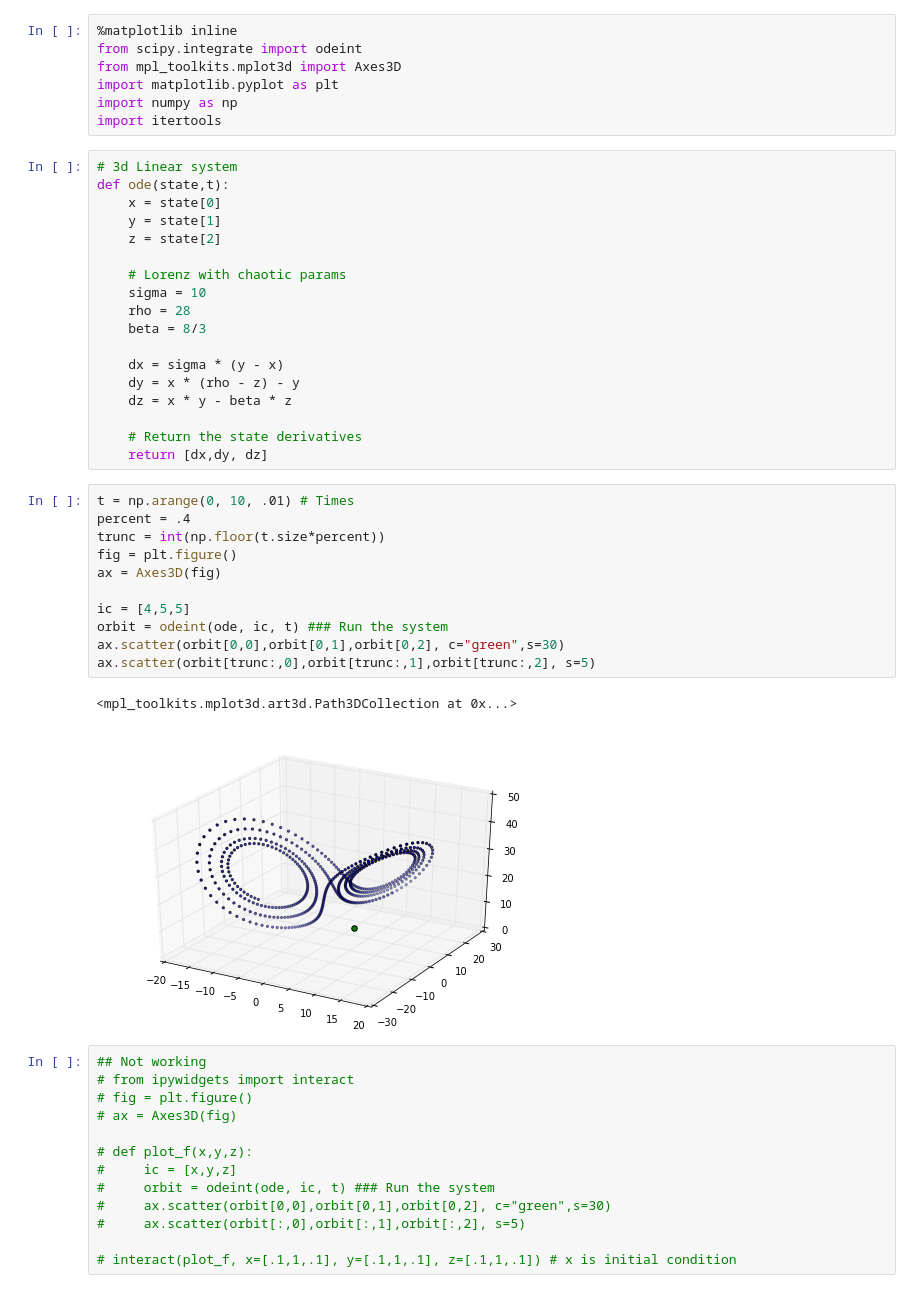
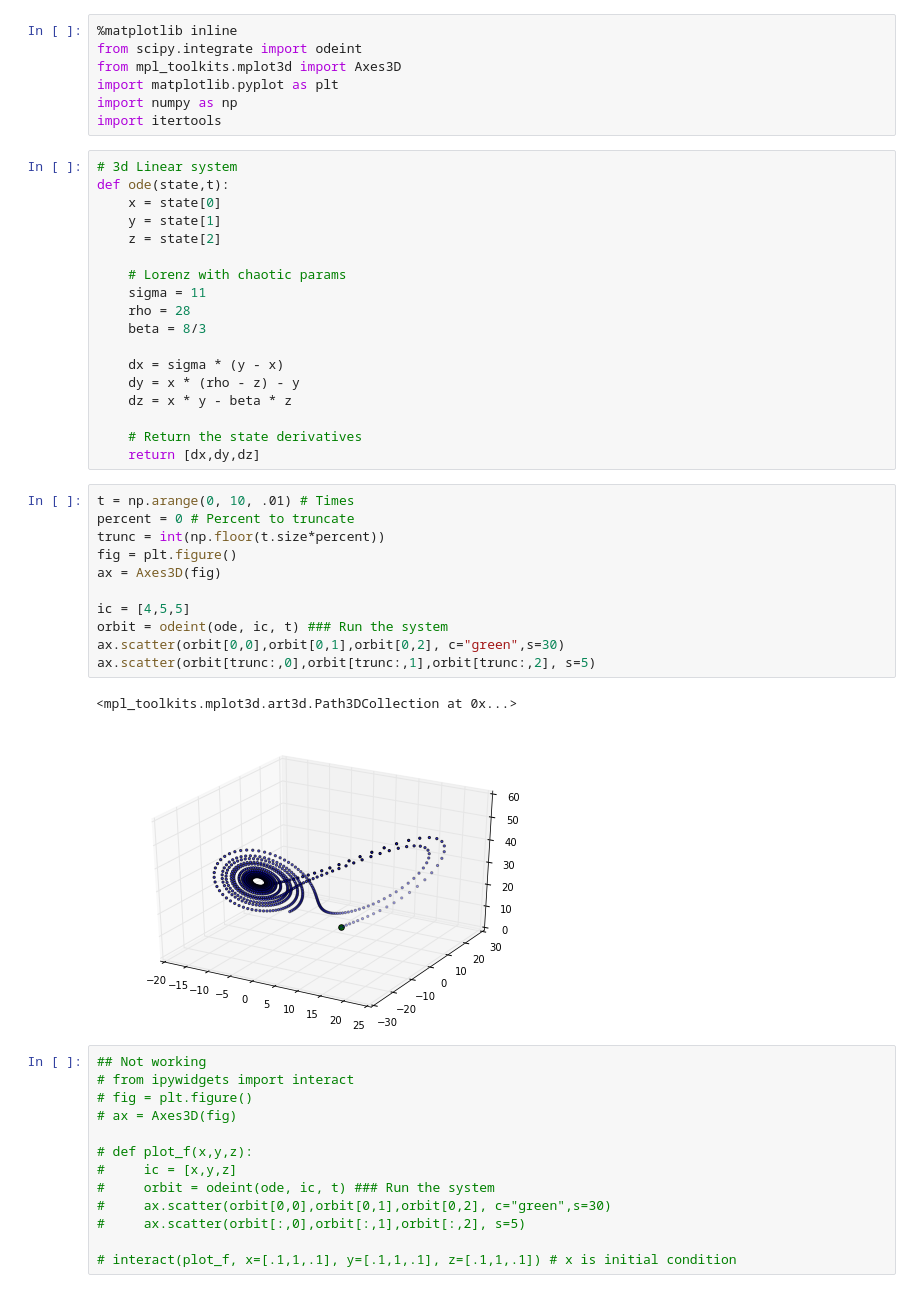
Before and after one commit to jyoshimi/dst_stuff, a Jupyter notebook: ode_3d.ipynb, the cells around one changed output. Saved outputs shown, nothing was run; the diff lists cells and outputs as text.

```diff
--- a/ode_3d.ipynb
+++ b/ode_3d.ipynb
@@ -13,7 +13,7 @@ def ode(state,t):
     z = state[2]
 
     # Lorenz with chaotic params
-    sigma = 10
+    sigma = 11
     rho = 28
     beta = 8/3
 
@@ -22,21 +22,21 @@ def ode(state,t):
     dz = x * y - beta * z
 
     # Return the state derivatives
-    return [dx,dy, dz]
+    return [dx,dy,dz]
 # %%
 t = np.arange(0, 10, .01) # Times
-percent = .4
+percent = 0 # Percent to truncate
 trunc = int(np.floor(t.size*percent))
 fig = plt.figure()
 ax = Axes3D(fig)
 
 ic = [4,5,5]
 orbit = odeint(ode, ic, t) ### Run the system
 ax.scatter(orbit[0,0],orbit[0,1],orbit[0,2], c="green",s=30)
 ax.scatter(orbit[trunc:,0],orbit[trunc:,1],orbit[trunc:,2], s=5)
 # %% [output]
 <mpl_toolkits.mplot3d.art3d.Path3DCollection at 0x...>
-[figure, old version]
+[figure, new version]
 # %%
 ## Not working
 # from ipywidgets import interact
```
Also changed, not shown: 9 other files.
